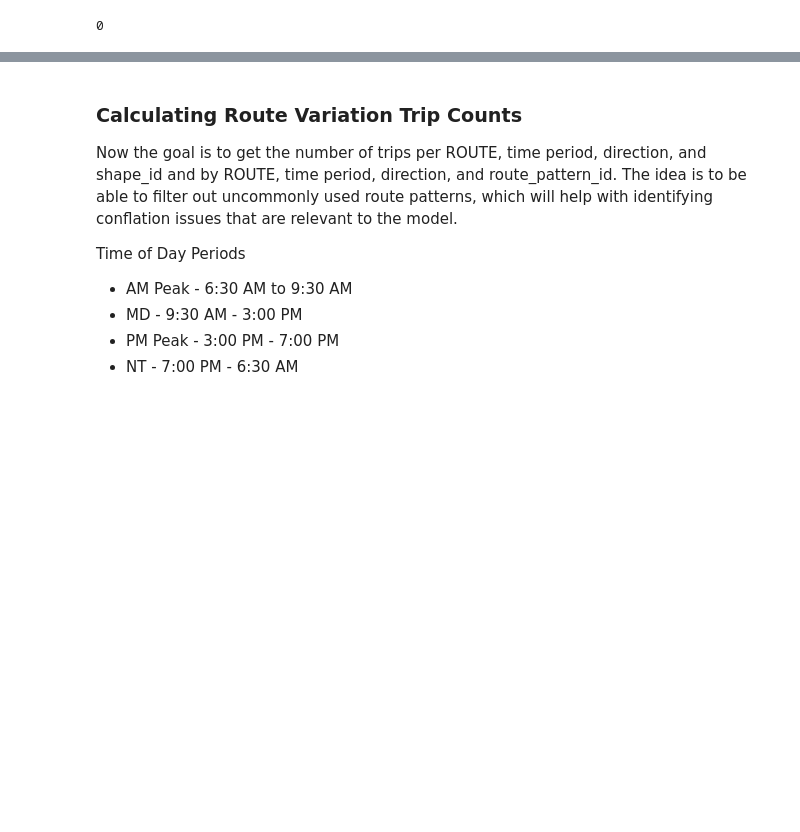
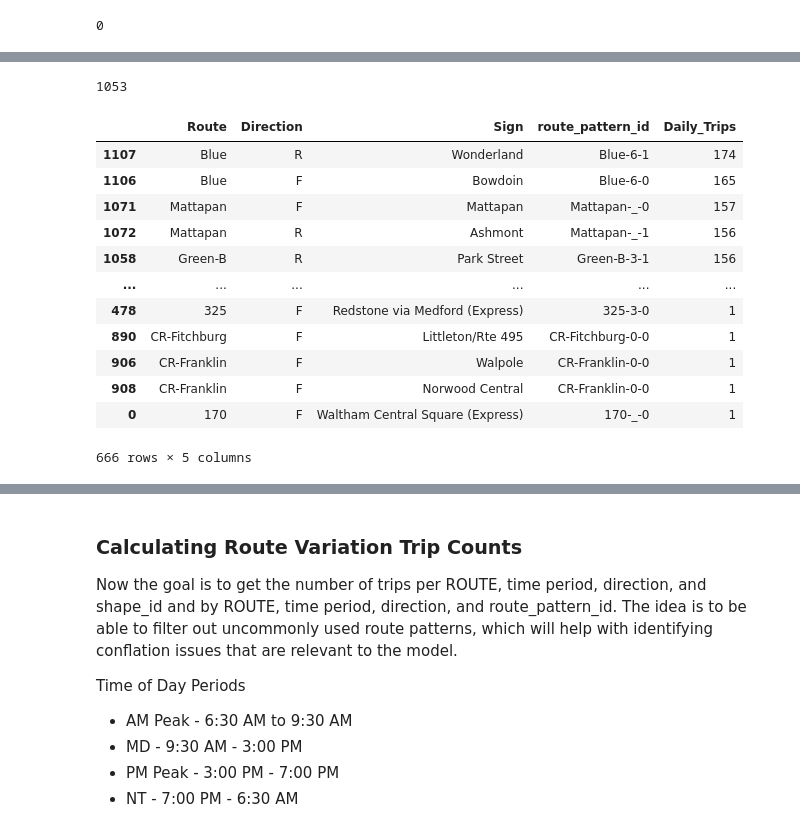
Before and after one commit to mmatkinson7/gtfs_transcad_prep, a Jupyter notebook: gtfs_system_analysis.ipynb, the cells around one changed output, grey strips where cells are left out. Cells and saved outputs as stored; diff of their text form; code cells hidden in the pictures; blank space fills up the shorter version.

```diff
--- a/gtfs_system_analysis.ipynb
+++ b/gtfs_system_analysis.ipynb
@@ -83,0 +72,3 @@ routes_from_transcad.head()
+# %%
+routes_from_transcad = pd.read_csv(r"C:\Users\matkinson.AD\Downloads\Nov11_Sandbox\conflated_gtfs_routes\conflated_gtfs_routes_round1.csv")
+routes_from_transcad.head()
@@ -110,0 +100,22 @@ lookuptab
+# %%
+len(consolidation_tab) # less trips because losing records with 0 trips
+# %% [output]
+1053
+# %%
+ct_max = consolidation_tab.sort_values('Daily_Trips',ascending = False).drop_duplicates(['Route','Direction','Sign'])
+ct_max_filt = ct_max[['Route','Direction','Sign','route_pattern_id']].rename(columns = {'route_pattern_id':'rpid'})
+ct_max[['Route','Direction','Sign','route_pattern_id','Daily_Trips']]
+# %% [output]
+|  | Route | Direction | Sign | route_pattern_id | Daily_Trips |
+| 1107 | Blue | R | Wonderland | Blue-6-1 | 174 |
+| 1106 | Blue | F | Bowdoin | Blue-6-0 | 165 |
+| 1071 | Mattapan | F | Mattapan | Mattapan-_-0 | 157 |
+| 1072 | Mattapan | R | Ashmont | Mattapan-_-1 | 156 |
+| 1058 | Green-B | R | Park Street | Green-B-3-1 | 156 |
+| ... | ... | ... | ... | ... | ... |
+| 478 | 325 | F | Redstone via Medford (Express) | 325-3-0 | 1 |
+| 890 | CR-Fitchburg | F | Littleton/Rte 495 | CR-Fitchburg-0-0 | 1 |
+| 906 | CR-Franklin | F | Walpole | CR-Franklin-0-0 | 1 |
+| 908 | CR-Franklin | F | Norwood Central | CR-Franklin-0-0 | 1 |
+| 0 | 170 | F | Waltham Central Square (Express) | 170-_-0 | 1 |
+666 rows × 5 columns
```
Also changed, not shown: parts of 21 cells of this notebook.
